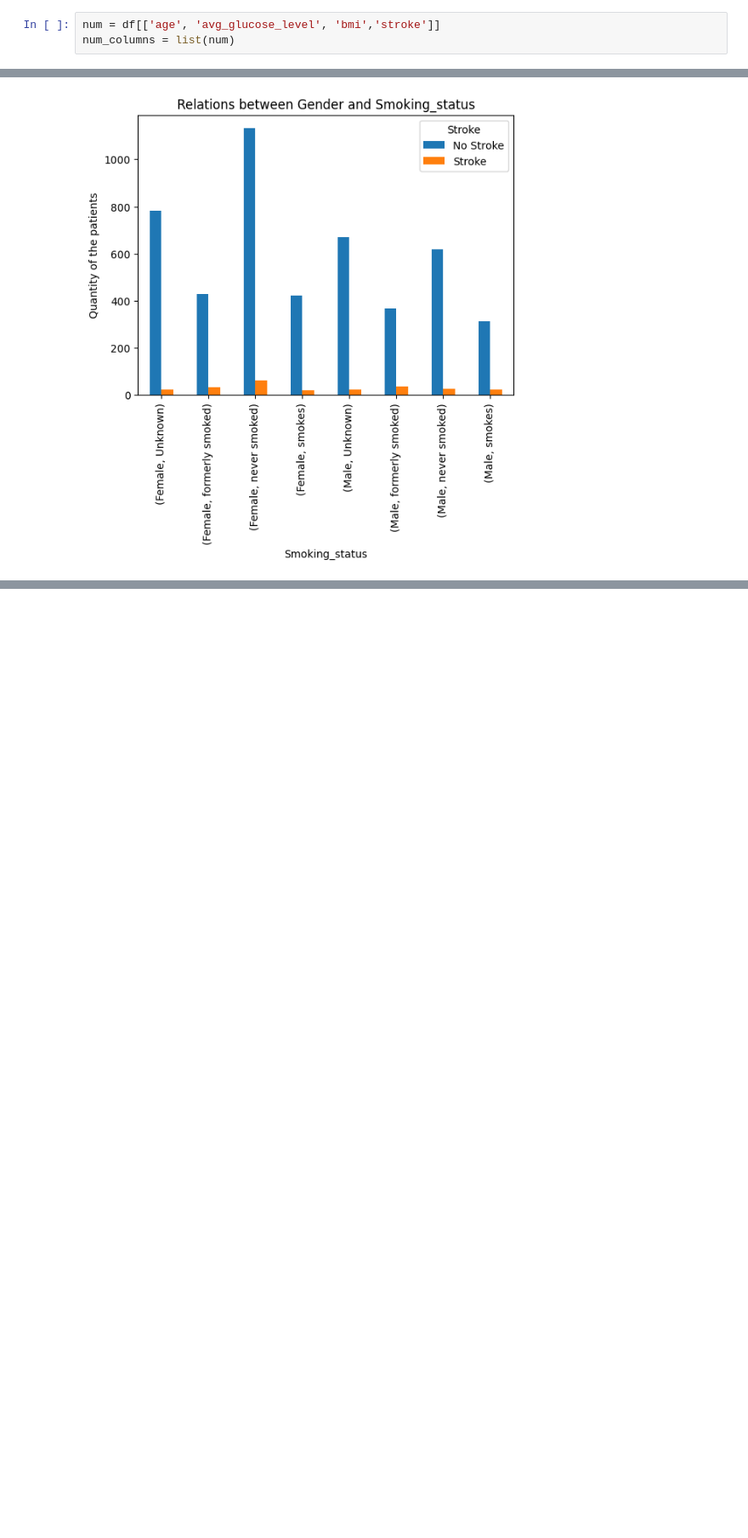
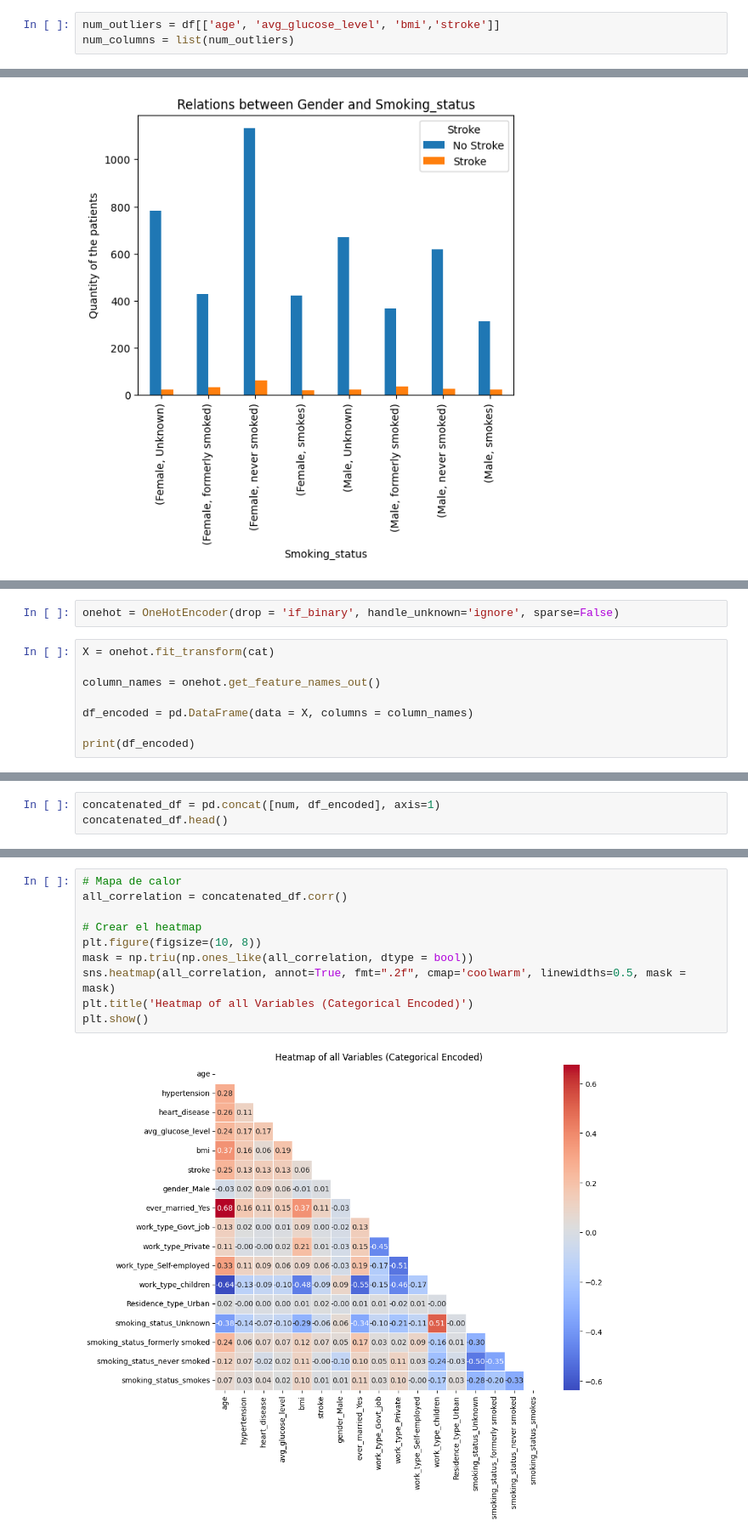
Before and after one commit to AI-School-F5-P2/Data_Scientist_1, a Jupyter notebook: HospitalF5.ipynb, the cells around one changed output, grey strips where cells are left out. Shown at 85% size. Drawn from its saved outputs; the diff is of its cells as text; blank space fills up the shorter version.

```diff
--- a/HospitalF5.ipynb
+++ b/HospitalF5.ipynb
@@ -179,8 +184,8 @@ dtype: int64
 # %% [markdown]
 ### Outliers Exploration
 # %%
-num = df[['age', 'avg_glucose_level', 'bmi','stroke']]
-num_columns = list(num)
+num_outliers = df[['age', 'avg_glucose_level', 'bmi','stroke']]
+num_columns = list(num_outliers)
 # %%
 plt.figure(figsize=(14, 6))
 
@@ -294,0 +343,10 @@ Male   Unknown           670  22
+# %%
+onehot = OneHotEncoder(drop = 'if_binary', handle_unknown='ignore', sparse=False)
+# %%
+X = onehot.fit_transform(cat)
+
+column_names = onehot.get_feature_names_out()
+
+df_encoded = pd.DataFrame(data = X, columns = column_names)
+
+print(df_encoded)
@@ -294,0 +371,3 @@ Male   Unknown           670  22
+# %%
+concatenated_df = pd.concat([num, df_encoded], axis=1)
+concatenated_df.head()
@@ -294,0 +385,12 @@ Male   Unknown           670  22
+# %%
+# Mapa de calor
+all_correlation = concatenated_df.corr()
+
+# Crear el heatmap
+plt.figure(figsize=(10, 8))
+mask = np.triu(np.ones_like(all_correlation, dtype = bool))
+sns.heatmap(all_correlation, annot=True, fmt=".2f", cmap='coolwarm', linewidths=0.5, mask = mask)
+plt.title('Heatmap of all Variables (Categorical Encoded)')
+plt.show()
+# %% [output]
+[figure, added]
```
Also changed, not shown: parts of 25 cells of this notebook.
